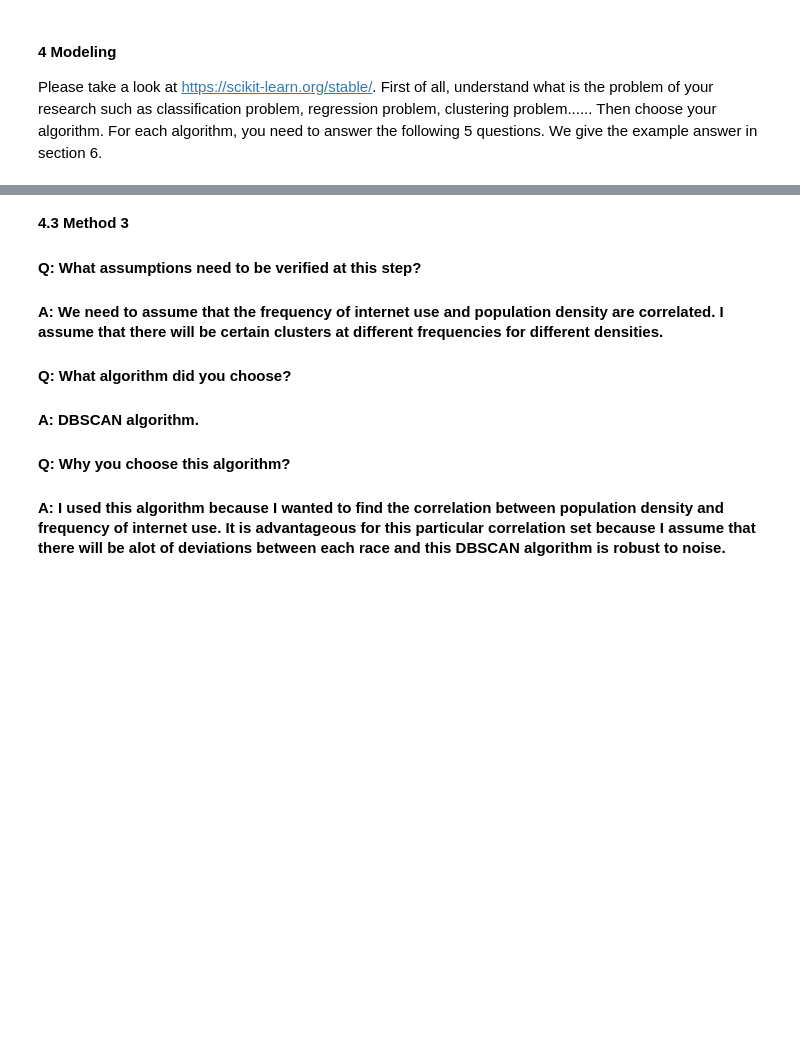
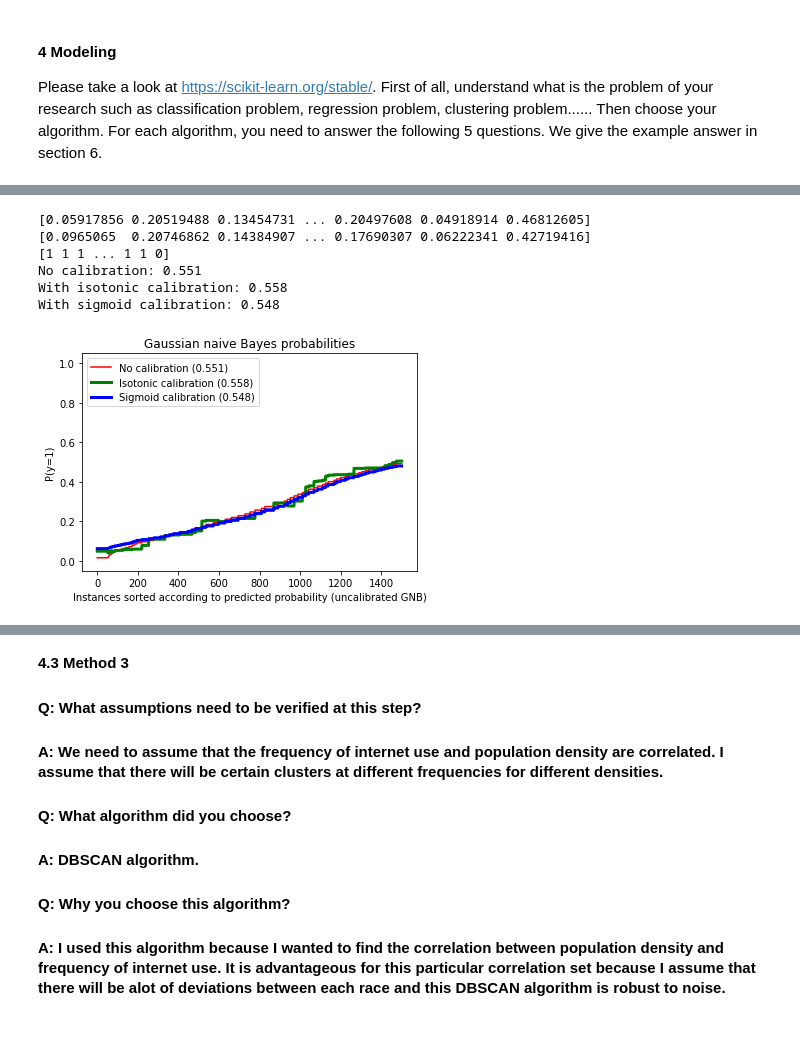
Before and after one commit to truong-ph/CSE487Stocks, a Jupyter notebook: truongph_rchen46.ipynb, the cells around one changed output, grey strips where cells are left out. Saved outputs shown, nothing was run; the diff lists cells and outputs as text; code cells hidden in the pictures; blank space fills up the shorter version.

```diff
--- a/truongph_rchen46.ipynb
+++ b/truongph_rchen46.ipynb
@@ -85,0 +67,67 @@ Please take a look at https://scikit-learn.org/stable/. First of all, understand
+# %%
+# code for modeling
+from sklearn.naive_bayes import GaussianNB
+from sklearn.metrics import brier_score_loss
+from sklearn.calibration import CalibratedClassifierCV
+
+data = df[['age', 'intfreq']].fillna(0)
+
+
+X = data[['age']].iloc[:, 0].values.reshape(-1, 1)  # values converts it into a numpy array
+Y = data[['intfreq']].iloc[:, 0].values.reshape(-1, 1)  # -1 means that calculate the dimension of rows, but have 1 column
+
+clf = GaussianNB()
+clf.fit(X,Y.ravel())
+prob = clf.predict_proba(X)[:,1]
+
+#iso cali
+clf_isotonic = CalibratedClassifierCV(clf, cv=2, method='isotonic')
+clf_isotonic.fit(X, Y.ravel())
+prob_pos_iso = clf_isotonic.predict_proba(X)[:, 1]
+print(prob_pos_iso)
+
+#sigmoid cali
+clf_sigmoid = CalibratedClassifierCV(clf, cv=2, method='sigmoid')
+clf_sigmoid.fit(X, Y.ravel())
+prob_pos_sig = clf_sigmoid.predict_proba(X)[:, 1]
+print(prob_pos_sig)
+
+ages = X.flatten()
+ages = (ages > 35).astype(int)
+print(ages)
+
+clf_score = brier_score_loss(ages, prob)
+print("No calibration: %1.3f" % clf_score)
+
+clf_isotonic_score = brier_score_loss(ages, prob_pos_iso)
+print("With isotonic calibration: %1.3f" % clf_isotonic_score)
+
+
+clf_sigmoid_score = brier_score_loss(ages, prob_pos_sig)
+print("With sigmoid calibration: %1.3f" % clf_sigmoid_score)
+# %% [output]
+[0.05917856 0.20519488 0.13454731 ... 0.20497608 0.04918914 0.46812605]
+[0.0965065  0.20746862 0.14384907 ... 0.17690307 0.06222341 0.42719416]
+[1 1 1 ... 1 1 0]
+No calibration: 0.551
+With isotonic calibration: 0.558
+With sigmoid calibration: 0.548
+# %%
+# code for visualization the outcome
+plt.figure()
+order = np.lexsort((prob, ))
+plt.plot(prob[order], 'r', label='No calibration (%1.3f)' % clf_score)
+plt.plot(prob_pos_iso[order], 'g', linewidth=3,
+         label='Isotonic calibration (%1.3f)' % clf_isotonic_score)
+plt.plot(prob_pos_sig[order], 'b', linewidth=3,
+         label='Sigmoid calibration (%1.3f)' % clf_sigmoid_score)
+plt.ylim([-0.05, 1.05])
+plt.xlabel("Instances sorted according to predicted probability "
+           "(uncalibrated GNB)")
+plt.ylabel("P(y=1)")
+plt.legend(loc="upper left")
+plt.title("Gaussian naive Bayes probabilities")
+
+plt.show()
+# %% [output]
+[figure, added]
```
Also changed, not shown: parts of 13 cells of this notebook.
